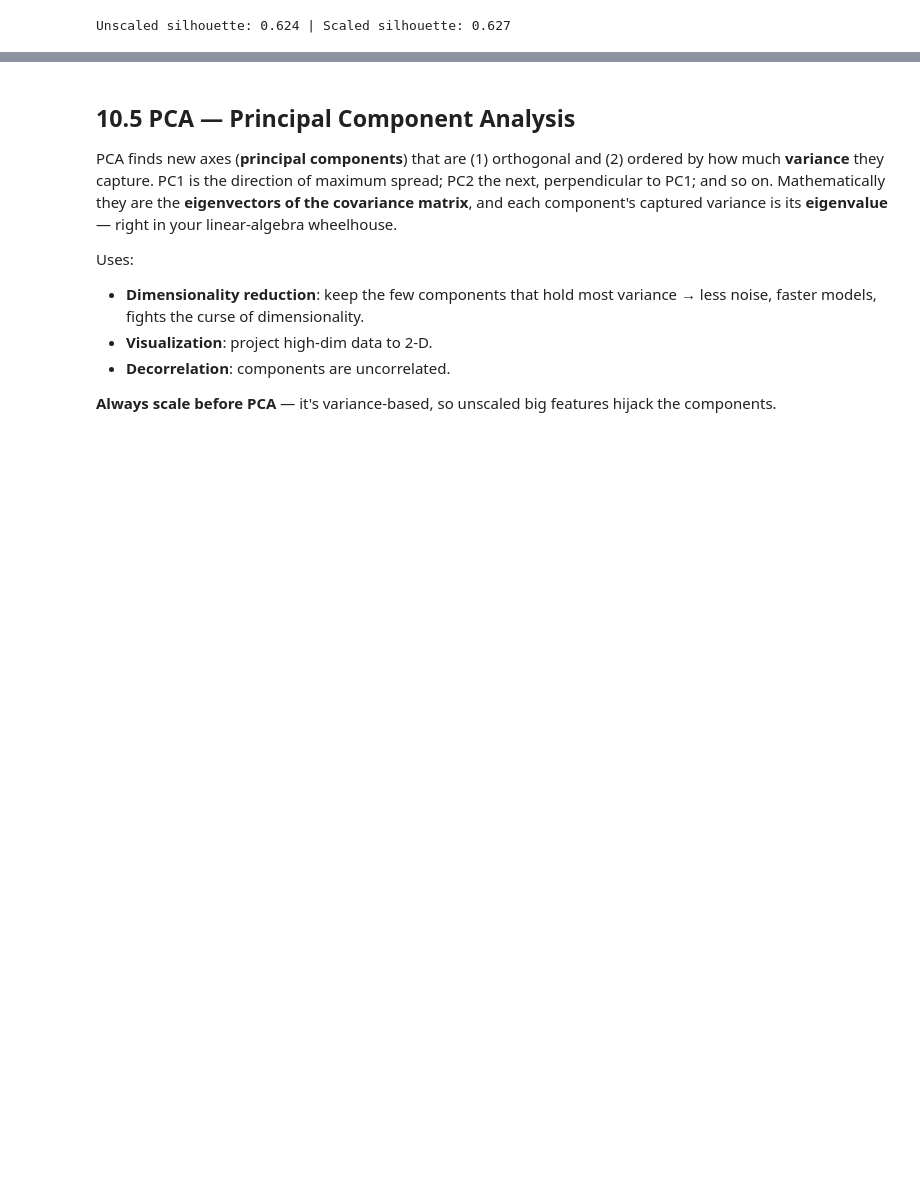
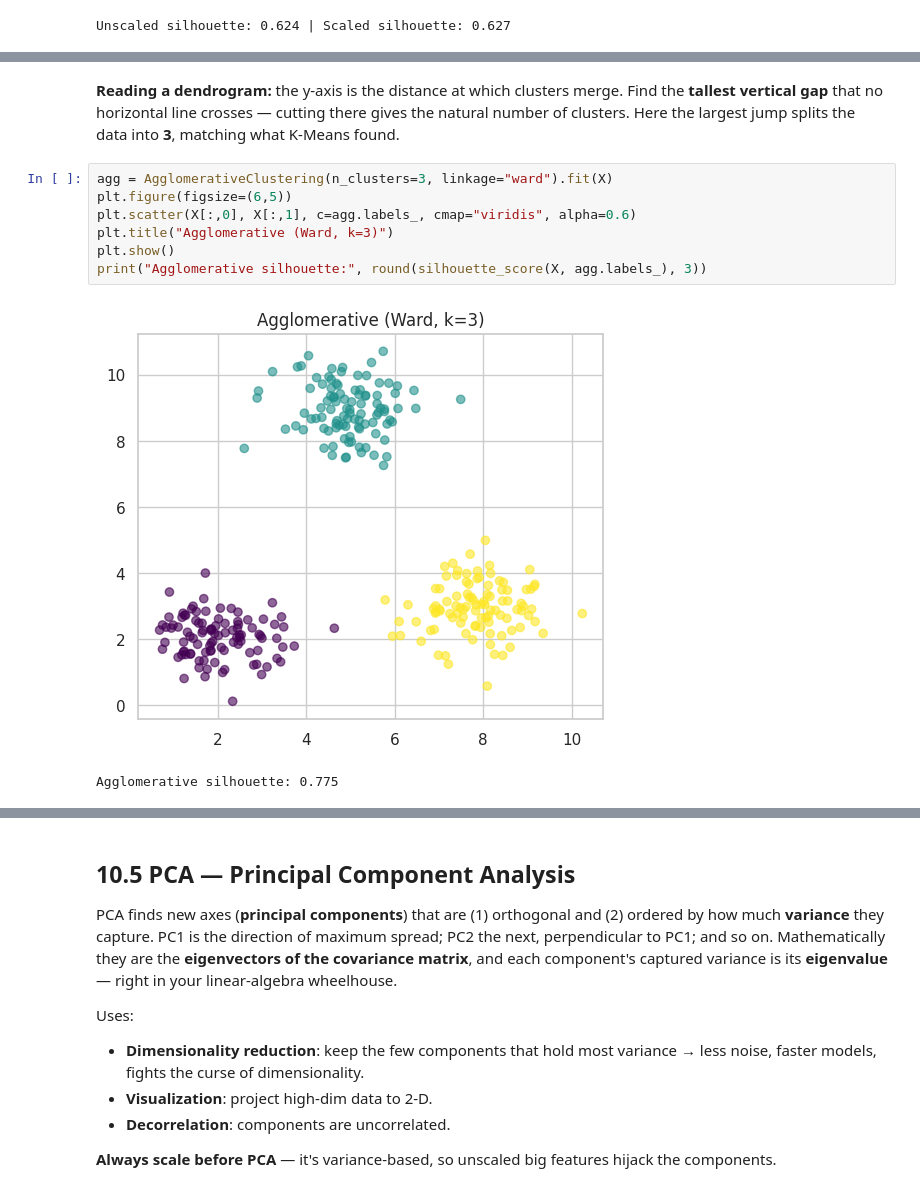
Before and after one commit to Kaks753/DS_bridging, a Jupyter notebook: notebooks/10_clustering_pca.ipynb, the cells around one changed output, grey strips where cells are left out. Drawn from its saved outputs; the diff is of its cells as text; blank space fills up the shorter version.

```diff
--- a/notebooks/10_clustering_pca.ipynb
+++ b/notebooks/10_clustering_pca.ipynb
@@ -157,0 +191,15 @@ Unscaled silhouette: 0.624 | Scaled silhouette: 0.627
+# %% [markdown]
+**Reading a dendrogram:** the y-axis is the distance at which clusters merge. Find
+the **tallest vertical gap** that no horizontal line crosses — cutting there gives
+the natural number of clusters. Here the largest jump splits the data into **3**,
+matching what K-Means found.
+# %%
+agg = AgglomerativeClustering(n_clusters=3, linkage="ward").fit(X)
+plt.figure(figsize=(6,5))
+plt.scatter(X[:,0], X[:,1], c=agg.labels_, cmap="viridis", alpha=0.6)
+plt.title("Agglomerative (Ward, k=3)")
+plt.show()
+print("Agglomerative silhouette:", round(silhouette_score(X, agg.labels_), 3))
+# %% [output]
+[figure, added]
+Agglomerative silhouette: 0.775
```
Also changed, not shown: parts of 13 cells of this notebook, 10 other files.
